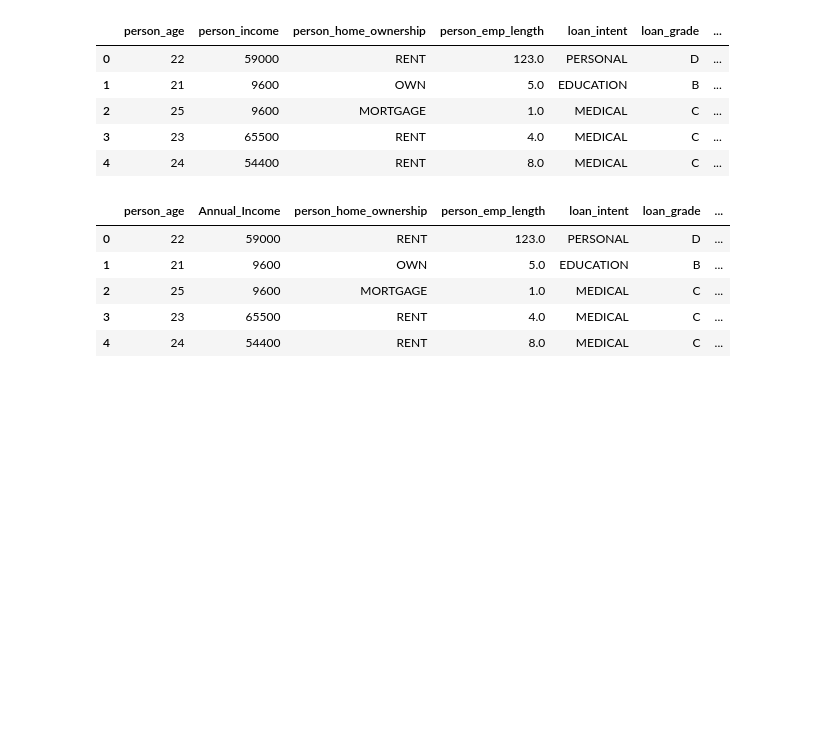
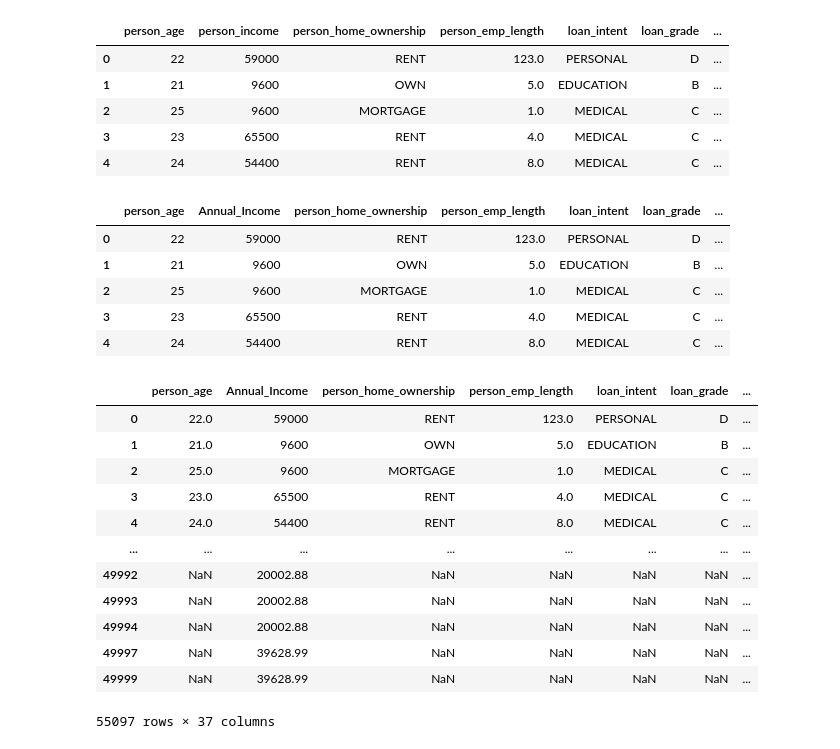
Before and after one commit to JesseR89/project-4, a Jupyter notebook: credit_two.ipynb, the cells around one changed output. Drawn from its saved outputs; the diff is of its cells as text; code cells hidden in the pictures; blank space fills up the shorter version.

```diff
--- a/credit_two.ipynb
+++ b/credit_two.ipynb
@@ -191,3 +191,20 @@ credit_df.head()
 | 4 | 24 | 54400 | RENT | 8.0 | MEDICAL | C | ... |
 # %%
 #merge the DataFrames
+# %%
+half_concat = pd.concat([credit_df,test_df], axis=0)
+half_concat
+# %% [output]
+|  | person_age | Annual_Income | person_home_ownership | person_emp_length | loan_intent | loan_grade | ... |
+| 0 | 22.0 | 59000 | RENT | 123.0 | PERSONAL | D | ... |
+| 1 | 21.0 | 9600 | OWN | 5.0 | EDUCATION | B | ... |
+| 2 | 25.0 | 9600 | MORTGAGE | 1.0 | MEDICAL | C | ... |
+| 3 | 23.0 | 65500 | RENT | 4.0 | MEDICAL | C | ... |
+| 4 | 24.0 | 54400 | RENT | 8.0 | MEDICAL | C | ... |
+| ... | ... | ... | ... | ... | ... | ... | ... |
+| 49992 | NaN | 20002.88 | NaN | NaN | NaN | NaN | ... |
+| 49993 | NaN | 20002.88 | NaN | NaN | NaN | NaN | ... |
+| 49994 | NaN | 20002.88 | NaN | NaN | NaN | NaN | ... |
+| 49997 | NaN | 39628.99 | NaN | NaN | NaN | NaN | ... |
+| 49999 | NaN | 39628.99 | NaN | NaN | NaN | NaN | ... |
+55097 rows × 37 columns
```
Also changed, not shown: parts of 2 cells of this notebook.
